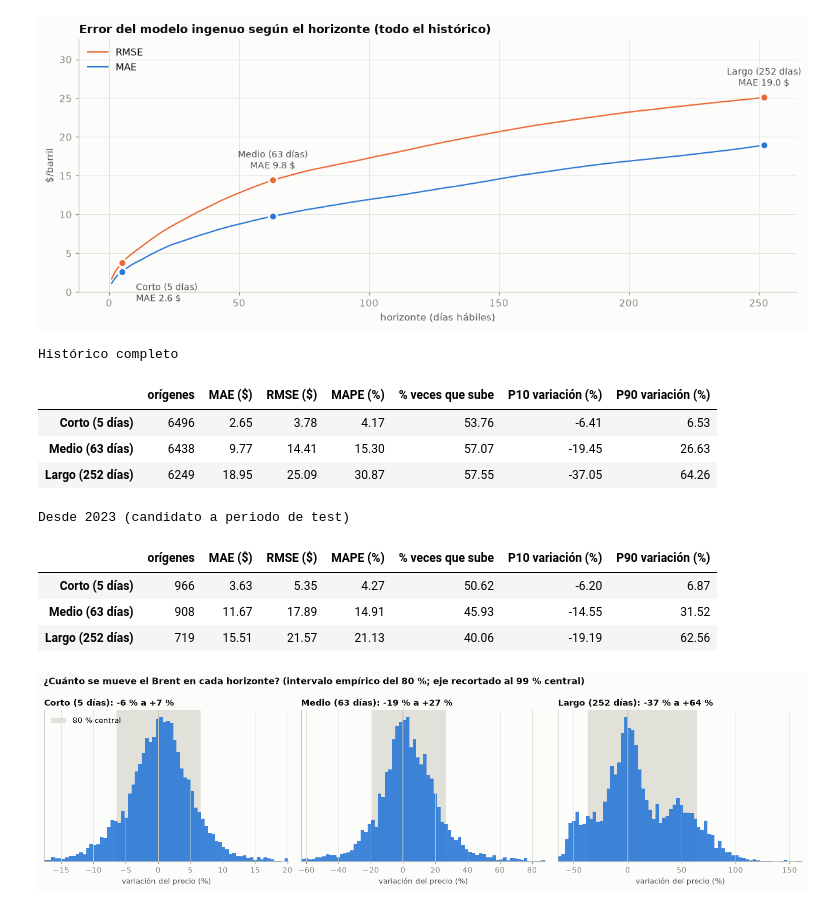
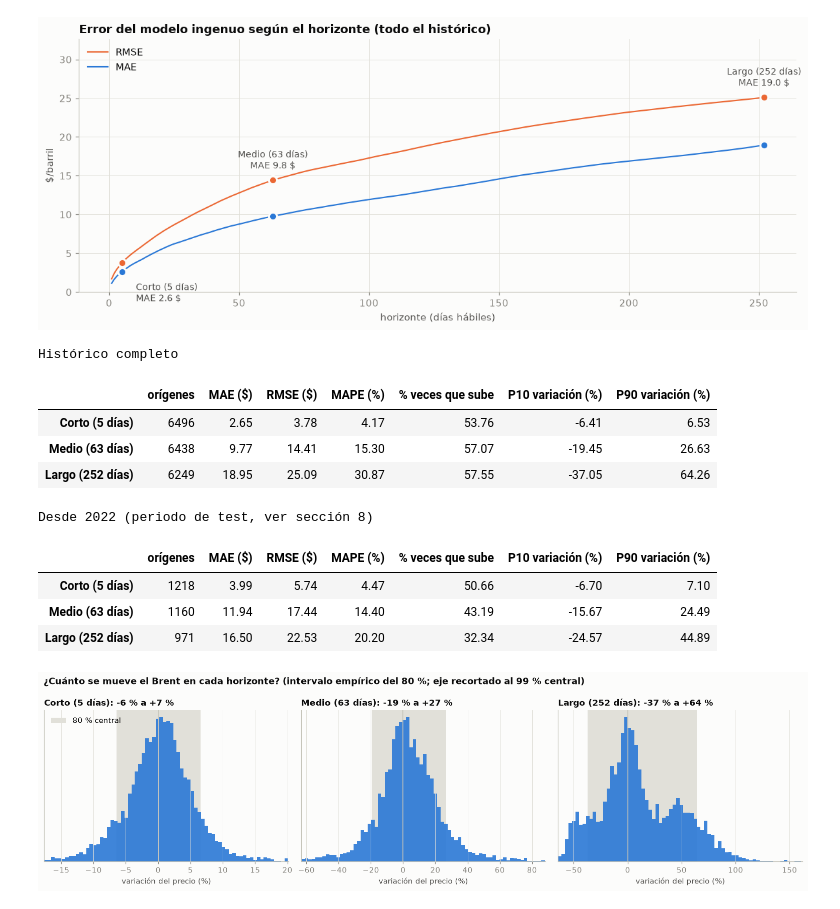
Before and after one commit to PabloJimenezGirardeau/Caso-Oil-Price, a Jupyter notebook: notebooks/01_eda.ipynb, the cells around one changed output. Cells and saved outputs as stored; diff of their text form; code cells hidden in the pictures.

```diff
--- a/notebooks/01_eda.ipynb
+++ b/notebooks/01_eda.ipynb
@@ -690,36 +690,36 @@ plt.show()
 # %%
 def resumen_horizontes(desde=None, hasta=None):
     filas = {}
     for nombre, h in HORIZONTES.items():
         e = errores_ingenuo(h).loc[desde:hasta]
         origen = brent.loc[e.index]
         cambio = e / origen                               # variación relativa P(t+h)/P(t) - 1
         filas[nombre] = {
             "orígenes": len(e),
             "MAE ($)": e.abs().mean(),
             "RMSE ($)": np.sqrt((e ** 2).mean()),
             "MAPE (%)": (cambio.abs() * 100).mean(),
             "% veces que sube": (e > 0).mean() * 100,
             "P10 variación (%)": cambio.quantile(0.10) * 100,
             "P90 variación (%)": cambio.quantile(0.90) * 100,
         }
     return pd.DataFrame(filas).T.astype({"orígenes": int})
 
 print("Histórico completo")
 display(resumen_horizontes())
-print("Desde 2023 (candidato a periodo de test)")
-display(resumen_horizontes(desde="2023-01-01"))
+print("Desde 2022 (periodo de test, ver sección 8)")
+display(resumen_horizontes(desde="2022-01-01"))
 # %% [output]
 Histórico completo
 |  | orígenes | MAE ($) | RMSE ($) | MAPE (%) | % veces que sube | P10 variación (%) | P90 variación (%) |
 | Corto (5 días) | 6496 | 2.65 | 3.78 | 4.17 | 53.76 | -6.41 | 6.53 |
 | Medio (63 días) | 6438 | 9.77 | 14.41 | 15.30 | 57.07 | -19.45 | 26.63 |
 | Largo (252 días) | 6249 | 18.95 | 25.09 | 30.87 | 57.55 | -37.05 | 64.26 |
-Desde 2023 (candidato a periodo de test)
+Desde 2022 (periodo de test, ver sección 8)
 |  | orígenes | MAE ($) | RMSE ($) | MAPE (%) | % veces que sube | P10 variación (%) | P90 variación (%) |
-| Corto (5 días) | 966 | 3.63 | 5.35 | 4.27 | 50.62 | -6.20 | 6.87 |
-| Medio (63 días) | 908 | 11.67 | 17.89 | 14.91 | 45.93 | -14.55 | 31.52 |
-| Largo (252 días) | 719 | 15.51 | 21.57 | 21.13 | 40.06 | -19.19 | 62.56 |
+| Corto (5 días) | 1218 | 3.99 | 5.74 | 4.47 | 50.66 | -6.70 | 7.10 |
+| Medio (63 días) | 1160 | 11.94 | 17.44 | 14.40 | 43.19 | -15.67 | 24.49 |
+| Largo (252 días) | 971 | 16.50 | 22.53 | 20.20 | 32.34 | -24.57 | 44.89 |
 # %%
 fig, axes = plt.subplots(1, 3, figsize=(14, 4))
 for ax, (nombre, h) in zip(axes, HORIZONTES.items()):
```
Also changed, not shown: parts of 9 cells of this notebook, 1 other file.
